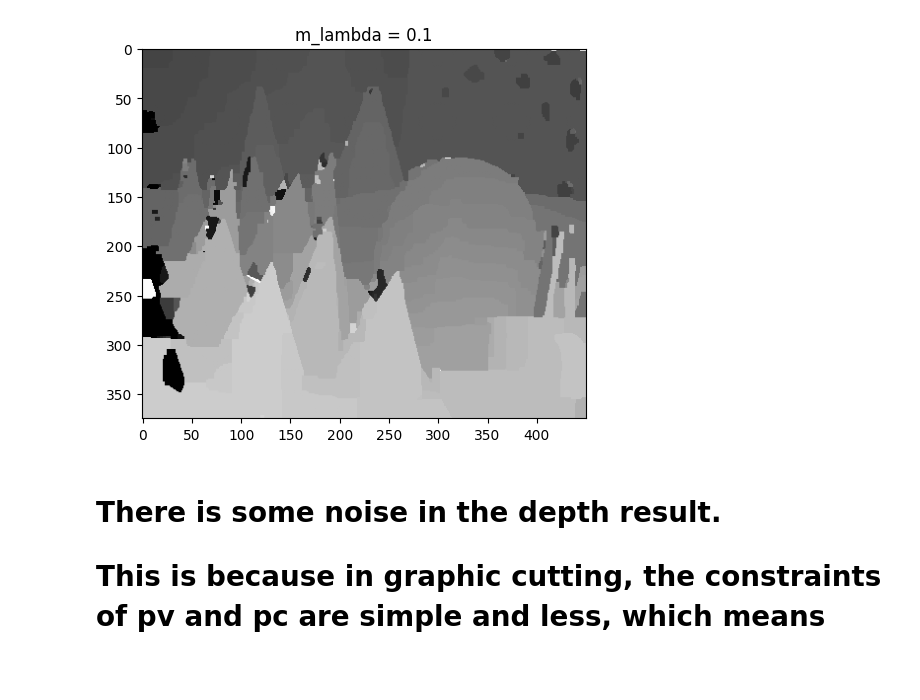
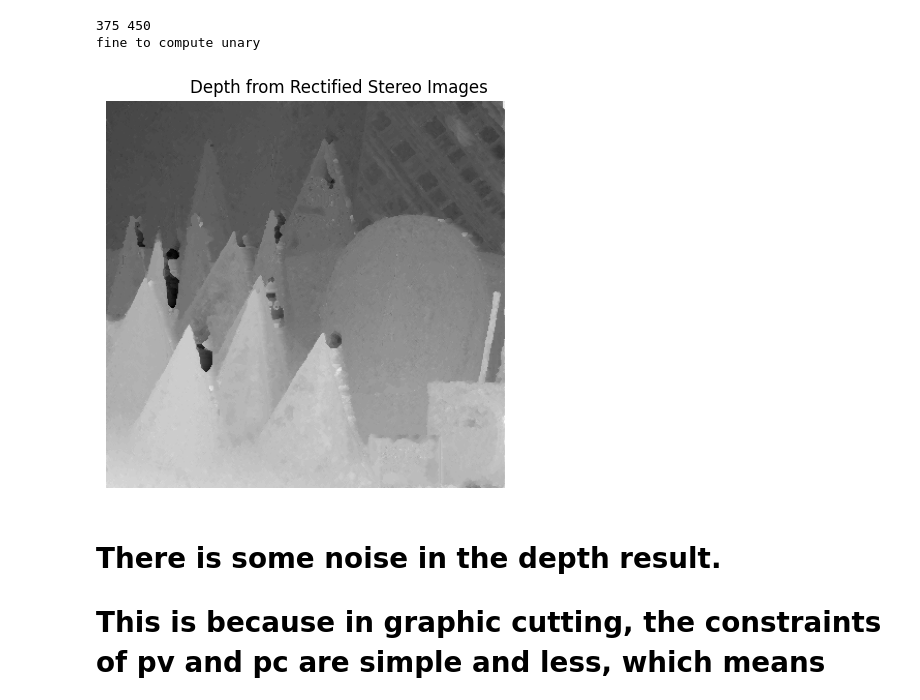
Before and after one commit to frankRenlf/ee5731_visualcomputing, a Jupyter notebook: ca2/part2.ipynb, the cells around one changed output. Saved outputs shown, nothing was run; the diff lists cells and outputs as text; code cells hidden in the pictures; blank space fills up the shorter version.

```diff
--- a/ca2/part2.ipynb
+++ b/ca2/part2.ipynb
@@ -5,52 +5,48 @@ import matplotlib
 import numpy as np
 import gco
 # %%
-def dist(patch1, patch2):
-    pixel_count = patch1.size
-    _patch1 = patch1.flatten()
-    _patch2 = patch2.flatten()
-    value = 0.0
-    for i in range(pixel_count):
-        value += abs(float(_patch1[i]) - float(_patch2[i]))
-    return value / pixel_count
+img1 = cv.imread('data/im6.png')
+img2 = cv.imread('data/im2.png')
+
+H, W, D = img1.shape
+print(H, W)
+d_number = 65
+disparity = np.arange(d_number)
+
+smooth = np.zeros((d_number, d_number))
+for i in range(d_number):
+    for j in range(d_number):
+        if i != j:
+            smooth[i][j] = abs(i - j)
+
+unary = np.zeros((H, W, d_number))
 
 
-#=======================================================
+def lse(c1, c2):
+    return (abs(int(c1[0]) - int(c2[0])) + abs(int(c1[1]) - int(c2[1])) + abs(int(c1[2]) - int(c2[2]))) / 10
 
-leftImg = cv.imread('data/im2.png')
-rightImg = cv.imread('data/im6.png')
 
-leftImg = cv.cvtColor(leftImg, cv.COLOR_BGR2RGB)
-rightImg = cv.cvtColor(rightImg, cv.COLOR_BGR2RGB)
-newImg = leftImg
+for i in range(H):
+    for j in range(W):
+        for k in range(d_number):
+            if j + k < W:
+                unary[i, j, k] = lse(img1[i, j, :], img2[i, j + k, :])
 
-num_label = 65
-
-H = leftImg.shape[0]  #height of img
-W = leftImg.shape[1]  #width of img
-
-unary = np.zeros([H, W, num_label])
-pairwise = (1 - np.eye(num_label))
-
-for y in range(0, H):
-    for x in range(0, W):
-        for i in range(0, num_label):
-            c1 = leftImg[y][x]
-            if (x - i) >= 0:
-                c2 = rightImg[y][x - i]
-            elif (x - i) < 0:
-                c2 = rightImg[y][0]
-            unary[y][x][i] = dist(c1, c2) / 255
+print('fine to compute unary')
+# %% [output]
+375 450
+fine to compute unary
 # %%
-m_lambda = 0.1
-n_labels = gco.cut_grid_graph_simple(unary, pairwise * m_lambda, connect=4, n_iter=-1)
-n_labels = n_labels.reshape(H, W)
-
-plt.imshow(n_labels, cmap='gray')
-plt.title(f'm_lambda = {m_lambda}')
+labels = gco.cut_grid_graph_simple(unary, smooth * 0.1, connect=8, n_iter=-1)
+labels = labels.reshape(H, W)
+plt.figure(num=1, dpi=100, figsize=(6, 6))
+plt.imshow(labels, cmap='gray')
+plt.title('Depth from Rectified Stereo Images')
+plt.imshow(labels, cmap="gray")
+plt.axis("off")
 plt.show()
 # %% [output]
-[figure, old version]
+[figure, new version]
 # %% [markdown]
 # There is some noise in the depth result.
 #
```
Also changed, not shown: 52 other files.
